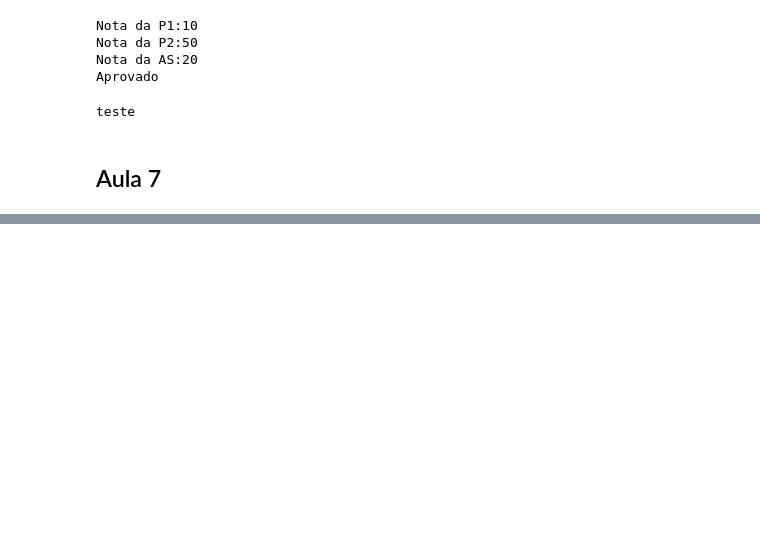
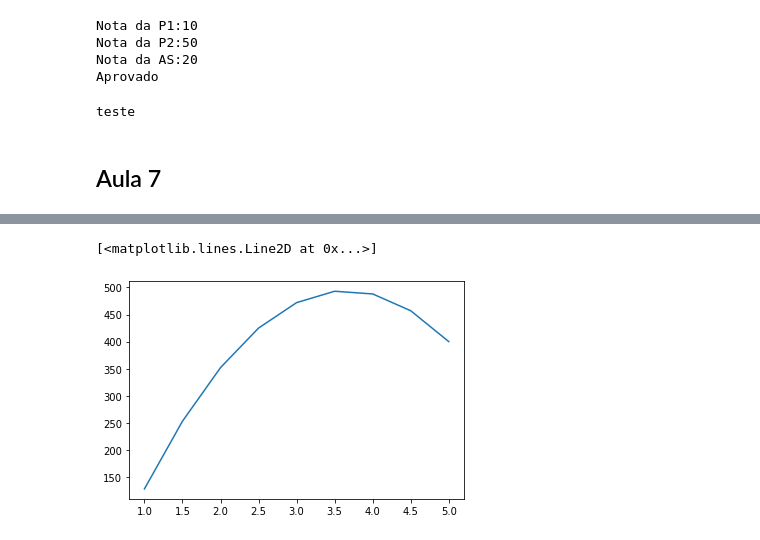
Before and after one commit to guiisaac/IBMEC_class, a Jupyter notebook: Aula_Programação_e_ML.ipynb, the cells around one changed output, grey strips where cells are left out. Saved outputs shown, nothing was run; the diff lists cells and outputs as text; code cells hidden in the pictures; blank space fills up the shorter version.

```diff
--- a/Aula_Programação_e_ML.ipynb
+++ b/Aula_Programação_e_ML.ipynb
@@ -681,0 +706,12 @@ teste
+# %%
+lista=[]
+for n in range(0,12):
+  print('Mês',n+1)
+  consumption = int(input('Consumo de combustível:'))
+  lista.insert(n,consumption)
+max_month = lista.index(max(lista))+1
+min_month = lista.index(min(lista))+1
+total_consumption = sum(lista)
+print('Maior consumo no mês:',max_month)
+print('Maior consumo no mês:',min_month)
+print('Consumo total:',total_consumption)
@@ -681,0 +731,21 @@ teste
+# %%
+import numpy as np
+cars = []
+accidents =[]
+min_cars = []
+cities = []
+for n in range(0,2):
+  city_code = int(input('Código da cidade:'))
+  cars_city = int(input('Quantidade de veículos de passeio:'))
+  accidents_city = int(input('Quantidade de acidentes:'))
+  cities.insert(n,city_code)
+  cars.insert(n,cars_city)
+  accidents.insert(n,accidents_city)
+  if cars_city<2000:
+    min_cars.append(cars_city)
+max_city = accidents.index(max(accidents))
+min_city = accidents.index(min(accidents))
+print('A média de veículos nas cidades é: ',np.mean(cars))
+print('A média de veículos nas cidades com menos de 2000 veículos é: ',np.mean(min_cars))
+print('Maior índice de acidentes:',max(accidents), 'E a cidade é:',cities[max_city])
+print('Maior índice de acidentes:',min(accidents), 'E a cidade é:',cities[min_city])
@@ -681,0 +773,10 @@ teste
+# %%
+import pandas as pd
+import matplotlib.pyplot as plt
+table = pd.DataFrame(columns=['Lucro','Preço do ingresso','Quantidade vendida'])
+for n in range(9):
+  price = 5-n*0.5
+  clients = 120+n*26
+  profit = price*clients-200
+  table = table.append({'Lucro': profit,'Preço do ingresso':price,'Quantidade vendida':clients},ignore_index=True)
+table
@@ -681,0 +794,5 @@ teste
+# %%
+plt.plot(table['Preço do ingresso'],table['Lucro'])
+# %% [output]
+[<matplotlib.lines.Line2D at 0x...>]
+[figure, added]
```
Also changed, not shown: parts of 11 cells of this notebook.
